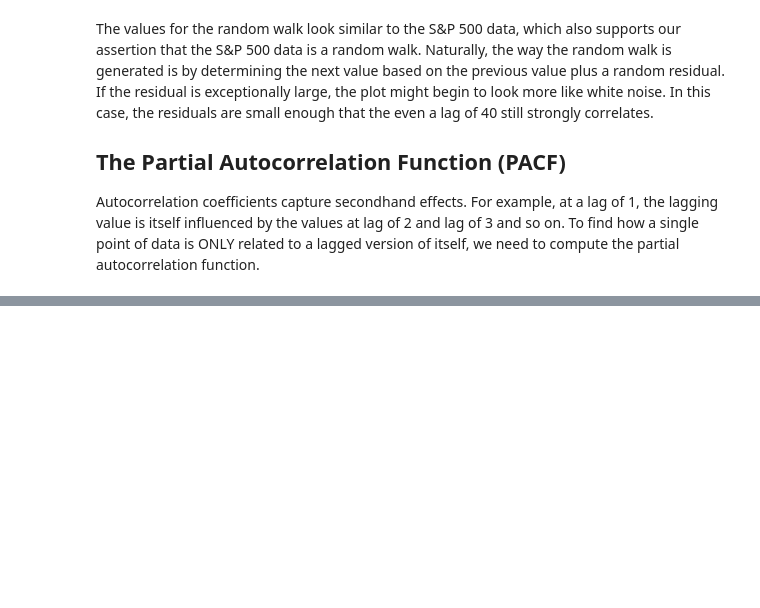
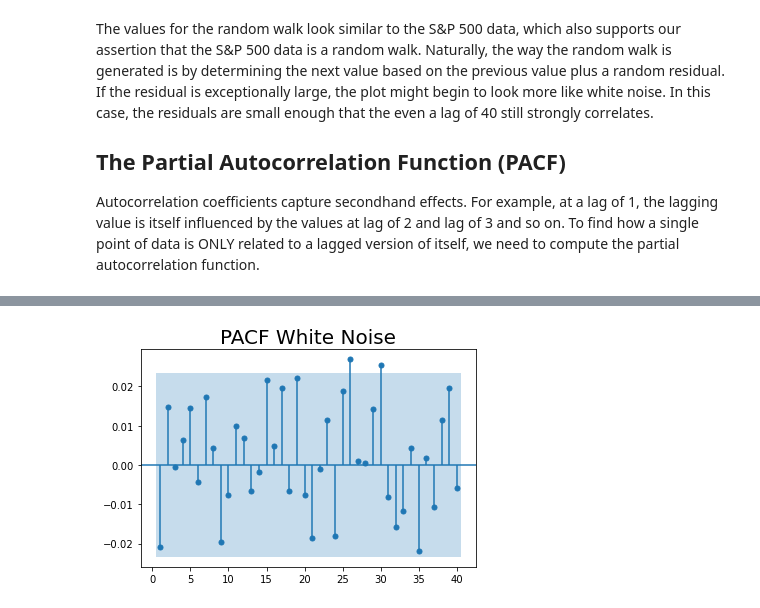
Before and after one commit to adam-gomez/time-series-exercises, a Jupyter notebook: time_series_analysis_model.ipynb, the cells around one changed output, grey strips where cells are left out. Cells and saved outputs as stored; diff of their text form; code cells hidden in the pictures; blank space fills up the shorter version.

```diff
--- a/time_series_analysis_model.ipynb
+++ b/time_series_analysis_model.ipynb
@@ -510,0 +525,6 @@ sgt.plot_pacf()
+# %%
+sgt.plot_pacf(spx_train.wn, lags = 40, zero = False, method = ('ols'))
+plt.title('PACF White Noise', size = 20)
+plt.show()
+# %% [output]
+[figure, added]
```
Also changed, not shown: parts of 18 cells of this notebook.
